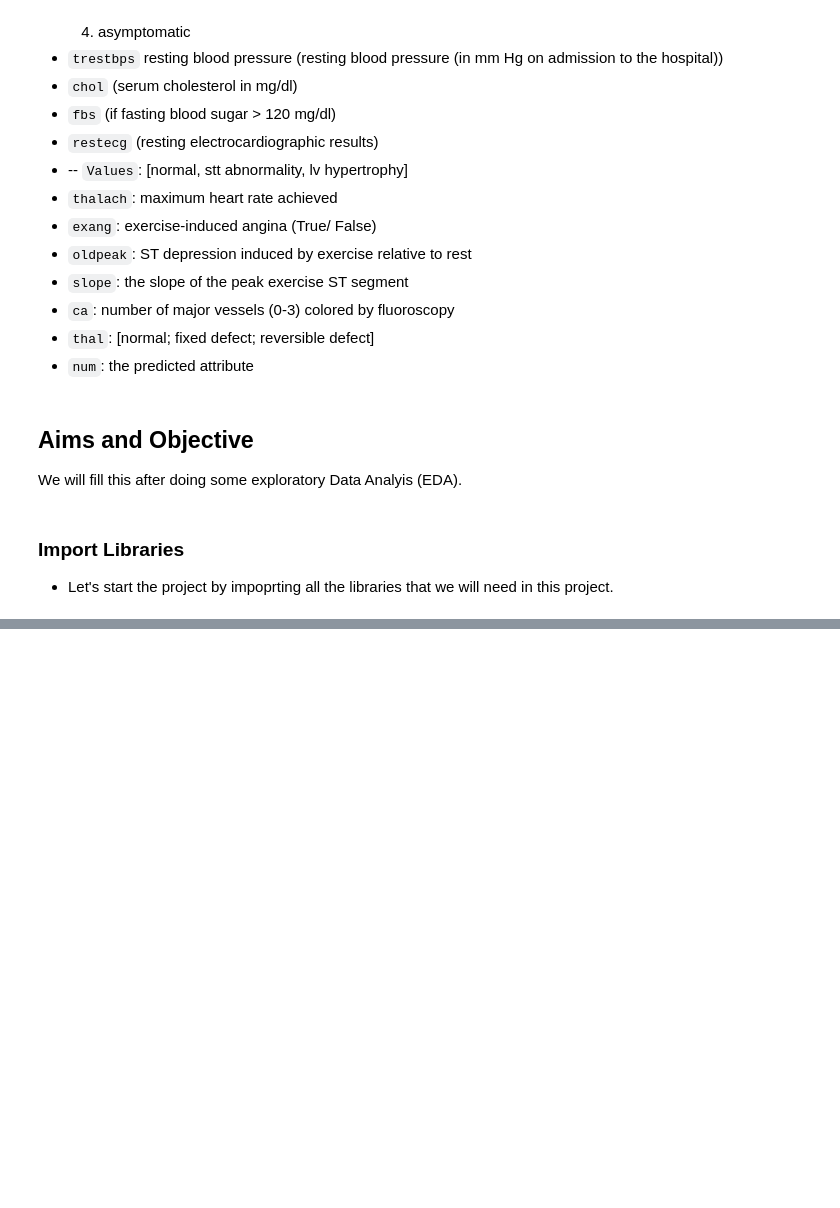
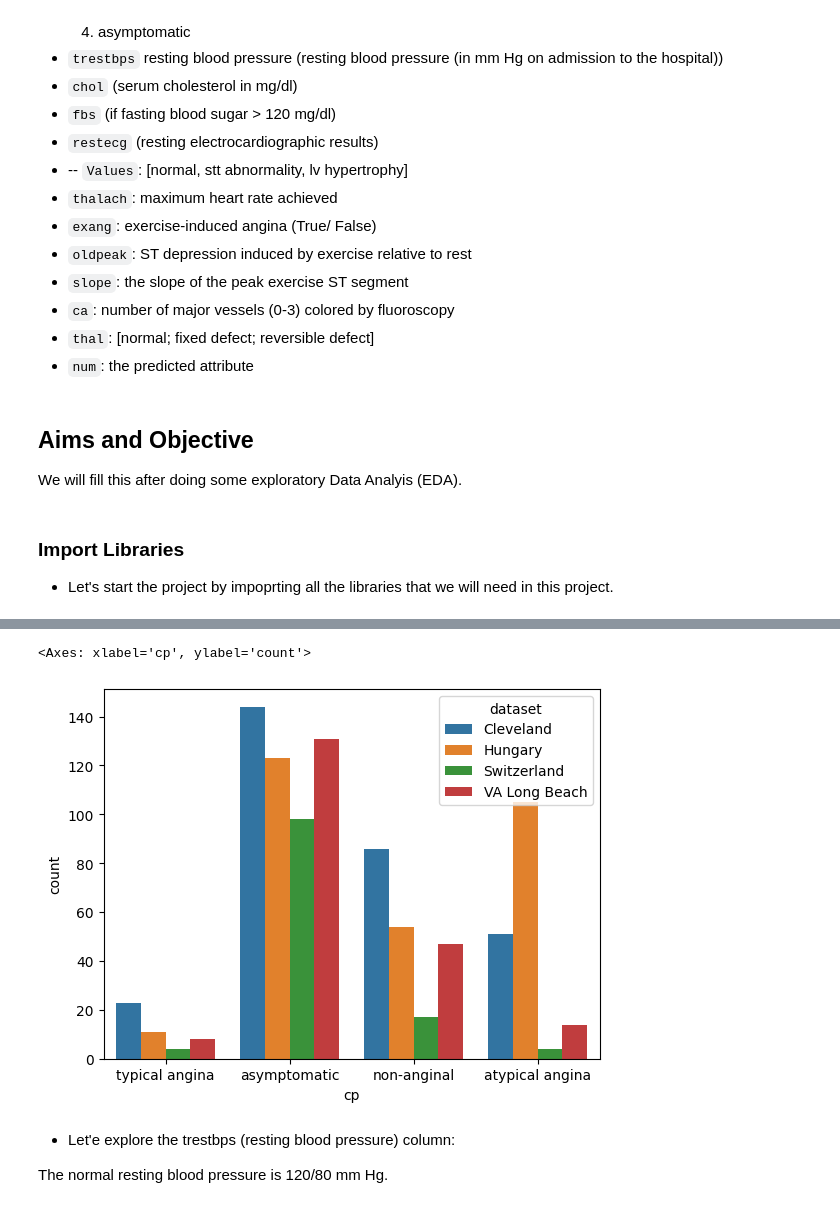
Before and after one commit to uzairafridi00/machine-learning, a Jupyter notebook: python_for_data_science_mentorship_program/00_projects/01_heart_disease_prediction/heart_disease_project.ipynb, the cells around one changed output, grey strips where cells are left out. Drawn from its saved outputs; the diff is of its cells as text; code cells hidden in the pictures; blank space fills up the shorter version.

```diff
--- a/python_for_data_science_mentorship_program/00_projects/01_heart_disease_prediction/heart_disease_project.ipynb
+++ b/python_for_data_science_mentorship_program/00_projects/01_heart_disease_prediction/heart_disease_project.ipynb
@@ -79,0 +309,6 @@ warnings.filterwarnings('ignore')
+# %%
+# count plot of cp column
+sns.countplot(df, x='cp', hue='dataset')
+# %% [output]
+<Axes: xlabel='cp', ylabel='count'>
+[figure, added]
@@ -79,0 +319,4 @@ warnings.filterwarnings('ignore')
+# %% [markdown]
+- Let'e explore the trestbps (resting blood pressure) column:
+
+The normal resting blood pressure is 120/80 mm Hg.
```
Also changed, not shown: parts of 34 cells of this notebook.
